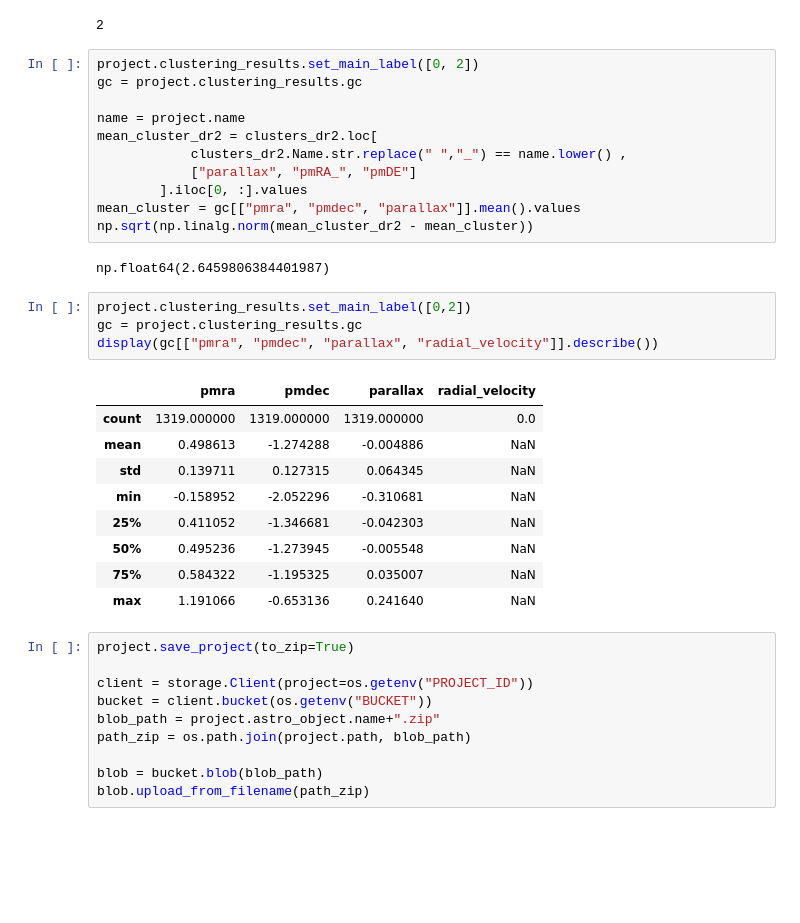
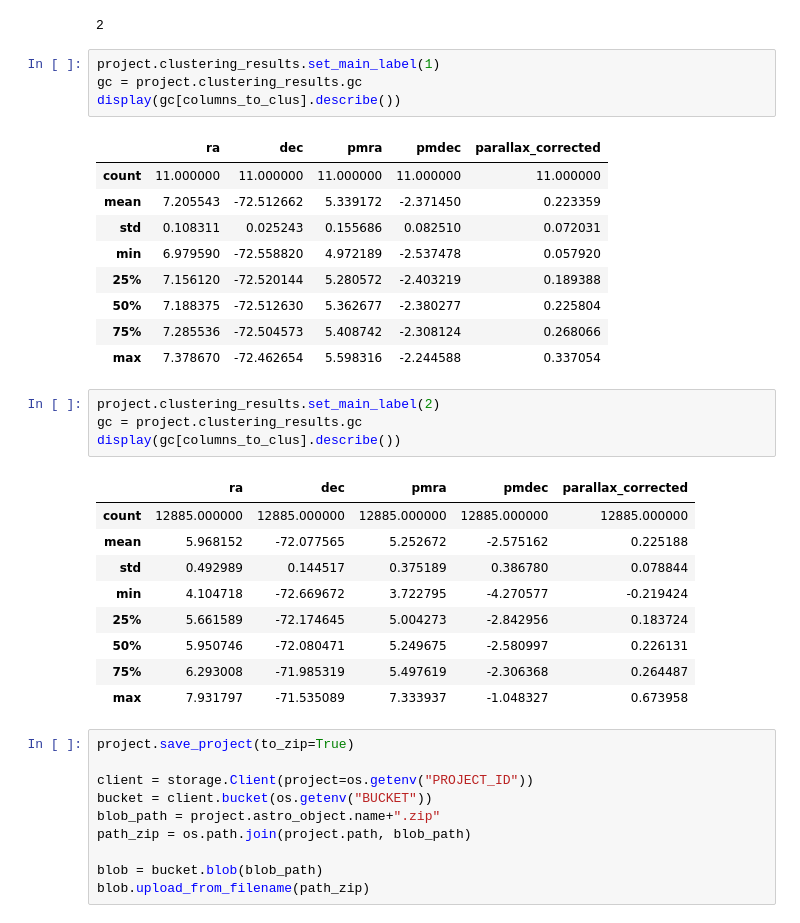
Before and after one commit to santhiperbolico/tfm-ucm-code, a Jupyter notebook: notebooks/Selección del cluster.ipynb, the cells around one changed output. Drawn from its saved outputs; the diff is of its cells as text; blank space fills up the shorter version.

```diff
--- a/notebooks/Selección del cluster.ipynb
+++ b/notebooks/Selección del cluster.ipynb
@@ -200,33 +199,34 @@ project.clustering_results.get_labels(return_counts=True)
 project.clustering_results.main_label
 # %% [output]
 2
-# %%
-project.clustering_results.set_main_label([0, 2])
-gc = project.clustering_results.gc
-
-name = project.name
-mean_cluster_dr2 = clusters_dr2.loc[
-            clusters_dr2.Name.str.replace(" ","_") == name.lower() ,
-            ["parallax", "pmRA_", "pmDE"]
-        ].iloc[0, :].values
-mean_cluster = gc[["pmra", "pmdec", "parallax"]].mean().values
-np.sqrt(np.linalg.norm(mean_cluster_dr2 - mean_cluster))
-# %% [output]
-np.float64(2.6459806384401987)
+# %%
+project.clustering_results.set_main_label(1)
+gc = project.clustering_results.gc
+display(gc[columns_to_clus].describe())
+# %% [output]
+|  | ra | dec | pmra | pmdec | parallax_corrected |
+| count | 11.000000 | 11.000000 | 11.000000 | 11.000000 | 11.000000 |
+| mean | 7.205543 | -72.512662 | 5.339172 | -2.371450 | 0.223359 |
+| std | 0.108311 | 0.025243 | 0.155686 | 0.082510 | 0.072031 |
+| min | 6.979590 | -72.558820 | 4.972189 | -2.537478 | 0.057920 |
+| 25% | 7.156120 | -72.520144 | 5.280572 | -2.403219 | 0.189388 |
+| 50% | 7.188375 | -72.512630 | 5.362677 | -2.380277 | 0.225804 |
+| 75% | 7.285536 | -72.504573 | 5.408742 | -2.308124 | 0.268066 |
+| max | 7.378670 | -72.462654 | 5.598316 | -2.244588 | 0.337054 |
 # %%
-project.clustering_results.set_main_label([0,2])
+project.clustering_results.set_main_label(2)
 gc = project.clustering_results.gc
-display(gc[["pmra", "pmdec", "parallax", "radial_velocity"]].describe())
+display(gc[columns_to_clus].describe())
 # %% [output]
-|  | pmra | pmdec | parallax | radial_velocity |
-| count | 1319.000000 | 1319.000000 | 1319.000000 | 0.0 |
-| mean | 0.498613 | -1.274288 | -0.004886 | NaN |
-| std | 0.139711 | 0.127315 | 0.064345 | NaN |
-| min | -0.158952 | -2.052296 | -0.310681 | NaN |
-| 25% | 0.411052 | -1.346681 | -0.042303 | NaN |
-| 50% | 0.495236 | -1.273945 | -0.005548 | NaN |
-| 75% | 0.584322 | -1.195325 | 0.035007 | NaN |
-| max | 1.191066 | -0.653136 | 0.241640 | NaN |
+|  | ra | dec | pmra | pmdec | parallax_corrected |
+| count | 12885.000000 | 12885.000000 | 12885.000000 | 12885.000000 | 12885.000000 |
+| mean | 5.968152 | -72.077565 | 5.252672 | -2.575162 | 0.225188 |
+| std | 0.492989 | 0.144517 | 0.375189 | 0.386780 | 0.078844 |
+| min | 4.104718 | -72.669672 | 3.722795 | -4.270577 | -0.219424 |
+| 25% | 5.661589 | -72.174645 | 5.004273 | -2.842956 | 0.183724 |
+| 50% | 5.950746 | -72.080471 | 5.249675 | -2.580997 | 0.226131 |
+| 75% | 6.293008 | -71.985319 | 5.497619 | -2.306368 | 0.264487 |
+| max | 7.931797 | -71.535089 | 7.333937 | -1.048327 | 0.673958 |
 # %%
 project.save_project(to_zip=True)
 
```
Also changed, not shown: parts of 3 cells of this notebook, 2 other files.
